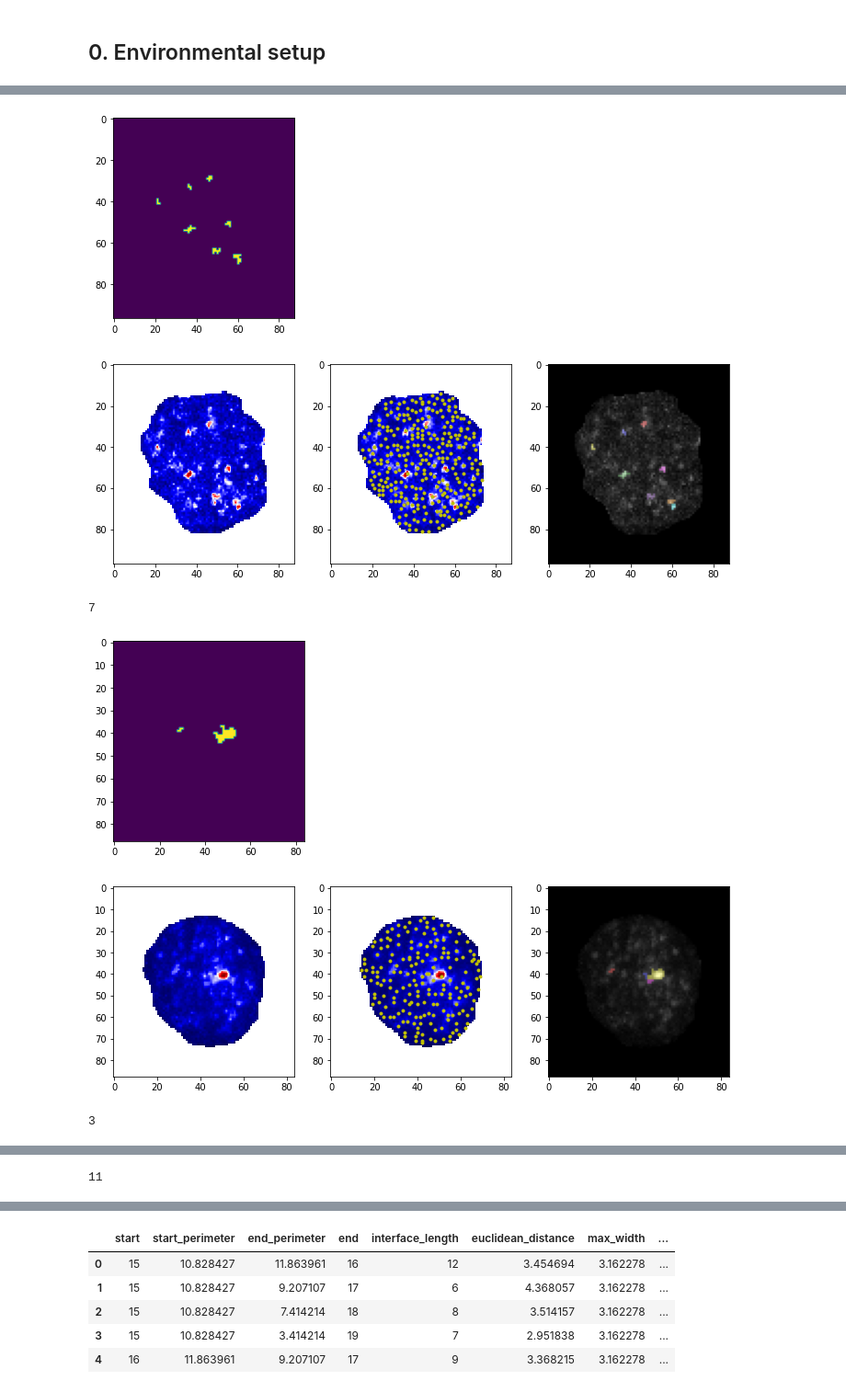
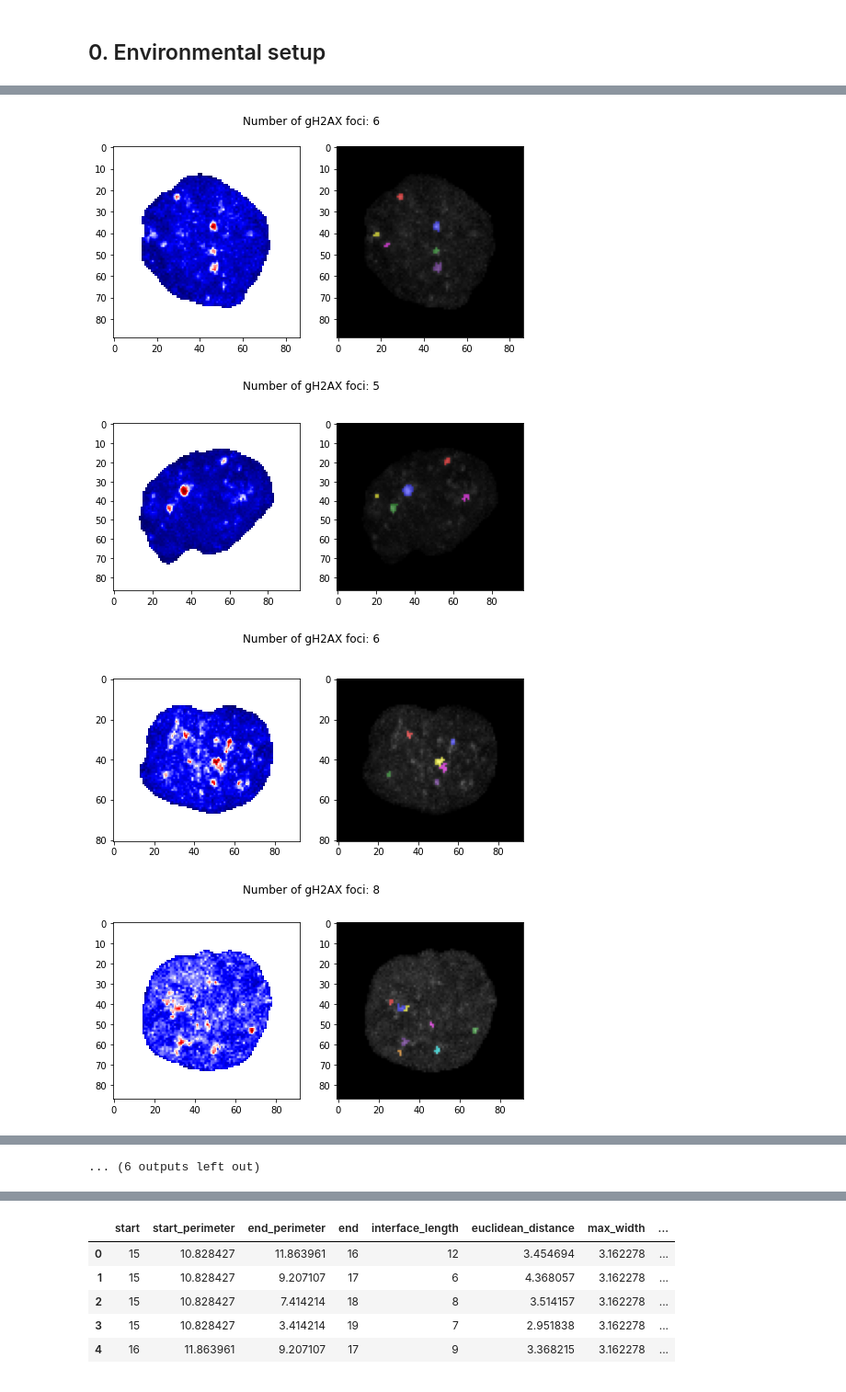
Before and after one commit to GVS-Lab/immune_cell_project, a Jupyter notebook: notebooks/other/gh2ax_spot_detection.ipynb, the cells around one changed output, grey strips where cells are left out. Shown at 92% size. Saved outputs shown, nothing was run; the diff lists cells and outputs as text; code cells hidden in the pictures.

Commit message:
added functionality to rename features, added feature description file, updated plotting of figures, optimized imports, cleaned and reformatted code

```diff
--- a/notebooks/other/gh2ax_spot_detection.ipynb
+++ b/notebooks/other/gh2ax_spot_detection.ipynb
@@ -29,7 +29,7 @@ import matplotlib.pyplot as plt
 [interactive output not drawn]
 # %%
 img_locs = get_file_list(
-    "../../data/control/proteins/HV6_ctrl_PBMC_Dapi_gH2AX__lamin_12_8_21_2X_16bit_poly/preprocessed/full_pipeline/segmentation/nuclei_images"
+    "../../data/glioma/proteins/timepoint_3/P47_3_PBMCs_Dapi_gH2AX_LaminA_C_CD3_24_2_22_2X_16bit_2X/preprocessed/full_pipeline/segmentation/nuclei_images"
 )
 imgs = []
 for loc in img_locs:
@@ -52 +52,13 @@ ax[3].imshow(imgs[img_id][:, 3, :, :].max(axis=0), cmap="magma")
 [interactive output not drawn]
+# %%
+np.random.seed(1234)
+random_ids = np.random.choice(list(range(len(imgs))), size=16)
+fig, ax = plt.subplots(figsize=[20, 20], ncols=4, nrows=4)
+ax = ax.flatten()
+for i in range(len(ax)):
+    ax[i].imshow(
+        imgs[random_ids[i]].max(axis=0)[1], cmap="viridis", vmin=0, vmax=2 ** 16 - 1
+    )
+    ax[i].axis("off")
+fig.tight_layout()
+plt.show()
@@ -85,11 +98,7 @@ for i in range(len(gh2ax_imgs)):
     img = gh2ax_imgs[i].max(axis=0)
     nuc_mask = masks[i].max(axis=0).astype(bool)
 
-    # pmin, pmax = np.percentile(img, scale_ps)
-    # img = rescale_intensity(img, in_range=(pmin, pmax))
-    #     img = img * beta
     filtered = filters.gaussian(img, sigma)
-    # filtered = filters.median(img)
     filtered = img.copy()
     img = np.ma.array(img, mask=~nuc_mask)
     filtered = np.ma.array(filtered, mask=~nuc_mask)
@@ -100,52 +109,47 @@ for i in range(len(gh2ax_imgs)):
     filtered = np.clip(
         (filtered - filtered.min()) / (filtered.max() - filtered.min()) * 255, 0, 255
     ).astype(np.uint8)
-    # filtered = morphology.white_tophat(filtered, morphology.disk(20))
-    # filtered = np.ma.filled(filtered, fill_value=0)
 
     threshold = filtered.mean() + alpha * filtered.std()
-    # threshold = filtered.min() + 0.7 * (filtered.max() - filtered.min())
     foci_mask = filtered > threshold
     foci_mask = np.ma.filled(foci_mask, fill_value=False)
-    # foci_mask = morphology.binary_opening(foci_mask)
     foci_mask = morphology.remove_small_objects(foci_mask, min_size=min_size)
 
     distance = ndi.distance_transform_edt(foci_mask)
     coords = peak_local_max(filtered, min_distance=min_dist)
     peak_mask = np.zeros(filtered.shape, dtype=bool)
     peak_mask[tuple(coords.T)] = True
     markers, _ = ndi.label(peak_mask)
     labels = watershed(-filtered, markers, mask=foci_mask)
     labels = morphology.remove_small_objects(labels, min_size=min_size)
 
     n_counts += len(np.unique(labels)) - 2
     labels = np.ma.array(labels, mask=~(masks[i].max(axis=0).astype(bool)))
 
     if i % 20 == 0:
-        plt.imshow(foci_mask)
-        plt.show()
-        fig, ax = plt.subplots(figsize=[12, 4], ncols=3)
+        fig, ax = plt.subplots(figsize=[8, 4], ncols=2)
         scaled = np.clip(
             (img - img.min()) / (img.max() - img.min()) * 255, 0, 255
         ).astype(np.uint8)
         ax = ax.flatten()
         ax[0].imshow(scaled, vmin=0, vmax=255, cmap="seismic")
-        ax[1].imshow(filtered, cmap="seismic", vmin=0, vmax=255)
-        ax[1].plot(coords[:, 1], coords[:, 0], "y.", markersize=4, markeredgewidth=2)
+
+        #         ax[1].imshow(filtered, cmap="seismic", vmin=0, vmax=255)
+        #         ax[1].plot(coords[:, 1], coords[:, 0], "y.", markersize=4, markeredgewidth=2)
 
         labels = np.ma.filled(labels, fill_value=0)
         scaled = np.ma.filled(scaled, fill_value=0)
-        scaled = label2rgb(labels, np.ma.filled(filtered, fill_value=0), bg_label=0)
-        ax[2].imshow(scaled)
+        scaled = label2rgb(
+            labels, np.ma.filled(filtered, fill_value=0), alpha=0.5, bg_label=0
+        )
+        ax[1].imshow(scaled)
+        fig.suptitle("Number of gH2AX foci: {}".format(len(np.unique(labels)) - 1))
 
         plt.show()
         plt.close()
-        print(len(np.unique(labels)) - 2)
 print("Average counts: {}".format(n_counts / len(gh2ax_imgs)))
 # %% [output]
-[figure, old version]
+[figure, new version]
-[figure, old version]
+[figure, new version]
-7
-[figure, old version]
+[figure, new version]
-[figure, old version]
+[figure, new version]
-3
@@ -154 +157,0 @@ print("Average counts: {}".format(n_counts / len(gh2ax_imgs)))
-11
@@ -159,3 +164,4 @@ print("Average counts: {}".format(n_counts / len(gh2ax_imgs)))
+... (6 outputs left out)
 # %%
 plt.imshow(filtered - morphology.white_tophat(img, morphology.disk(1)))
 # %% [output]
```
Also changed, not shown: parts of 8 cells of this notebook, 20 other files.
